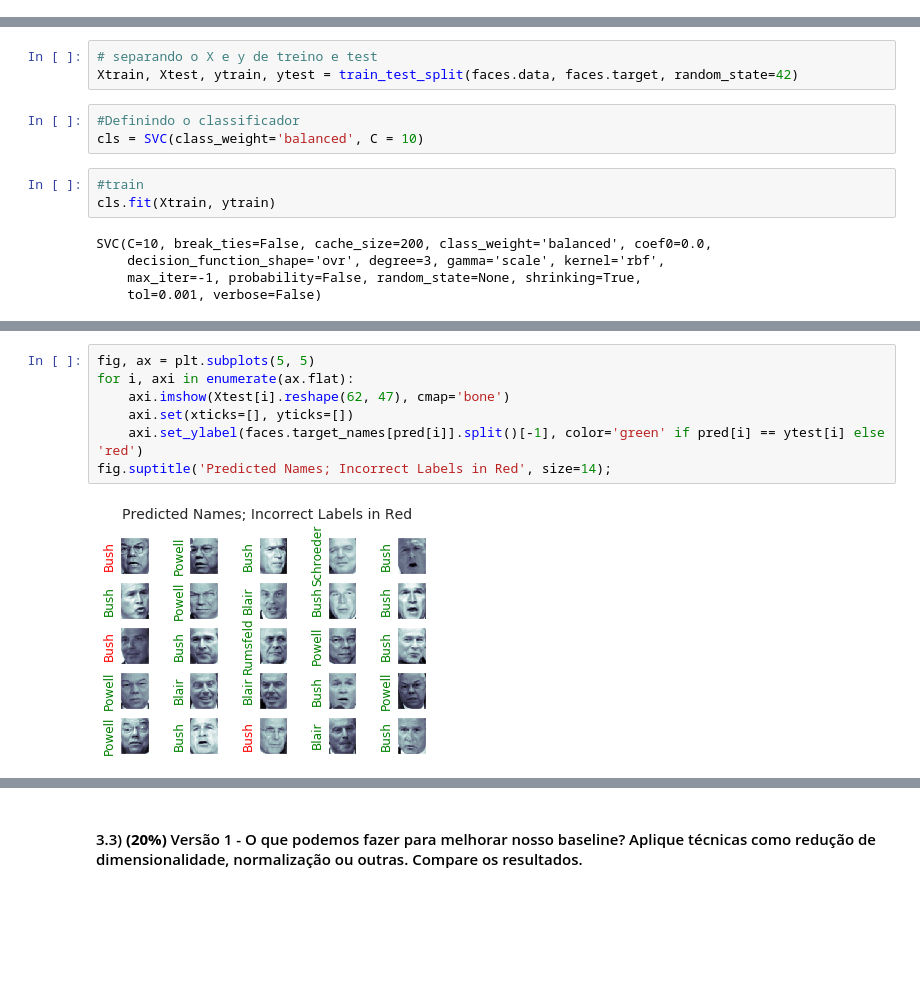
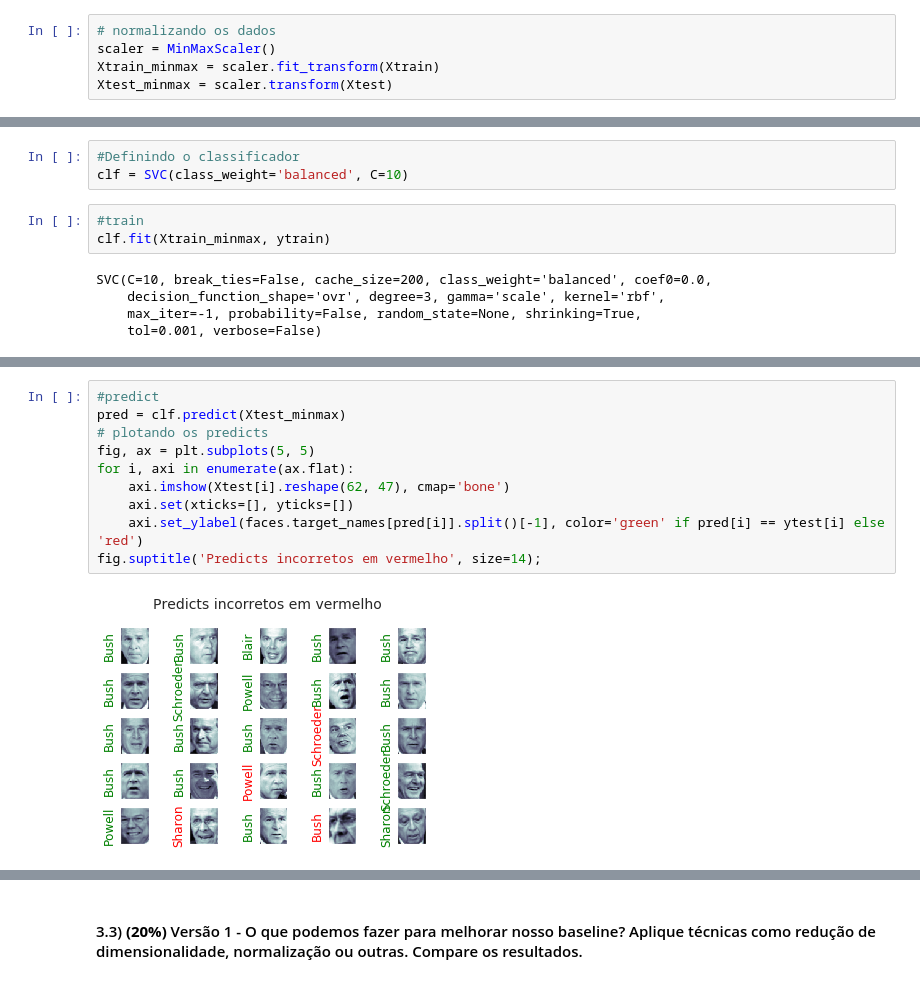
Before and after one commit to vbruno96/classificador_projeto_2, a Jupyter notebook: notebook.ipynb, the cells around one changed output, grey strips where cells are left out. Saved outputs shown, nothing was run; the diff lists cells and outputs as text; blank space fills up the shorter version.

```diff
--- a/notebook.ipynb
+++ b/notebook.ipynb
@@ -69,3 +68,8 @@ for i, axi in enumerate(ax.flat):
+# %%
+# normalizando os dados
+scaler = MinMaxScaler()
+Xtrain_minmax = scaler.fit_transform(Xtrain)
+Xtest_minmax = scaler.transform(Xtest)
 # %% [markdown]
 ### 3) **(80%)** Nos blocos seguintes implemente seus classificadores (serão implementados 2 métodos diferentes).
 # %% [markdown]
@@ -74,15 +78,12 @@ for i, axi in enumerate(ax.flat):
 *SVM*
 # %% [markdown]
 #### 3.2) **(10%)** Baseline - Implemente seu classificador da forma mais simples possível para esse ser seu baseline
-# %%
-# separando o X e y de treino e test
-Xtrain, Xtest, ytrain, ytest = train_test_split(faces.data, faces.target, random_state=42)
 # %%
 #Definindo o classificador
-cls = SVC(class_weight='balanced', C = 10)
+clf = SVC(class_weight='balanced', C=10)
 # %%
 #train
-cls.fit(Xtrain, ytrain)
+clf.fit(Xtrain_minmax, ytrain)
 # %% [output]
 SVC(C=10, break_ties=False, cache_size=200, class_weight='balanced', coef0=0.0,
     decision_function_shape='ovr', degree=3, gamma='scale', kernel='rbf',
@@ -109,10 +92,13 @@ array([2, 0, 2, 3, 2, 2, 0, 4, 2, 2, 2, 2, 1, 0, 2, 0, 4, 4, 2, 0, 0, 2,
 # %%
+#predict
+pred = clf.predict(Xtest_minmax)
+# plotando os predicts
 fig, ax = plt.subplots(5, 5)
 for i, axi in enumerate(ax.flat):
     axi.imshow(Xtest[i].reshape(62, 47), cmap='bone')
     axi.set(xticks=[], yticks=[])
     axi.set_ylabel(faces.target_names[pred[i]].split()[-1], color='green' if pred[i] == ytest[i] else 'red')
-fig.suptitle('Predicted Names; Incorrect Labels in Red', size=14);
+fig.suptitle('Predicts incorretos em vermelho', size=14);
 # %% [output]
-[figure, old version]
+[figure, new version]
 # %%
```
Also changed, not shown: parts of 50 cells of this notebook.
